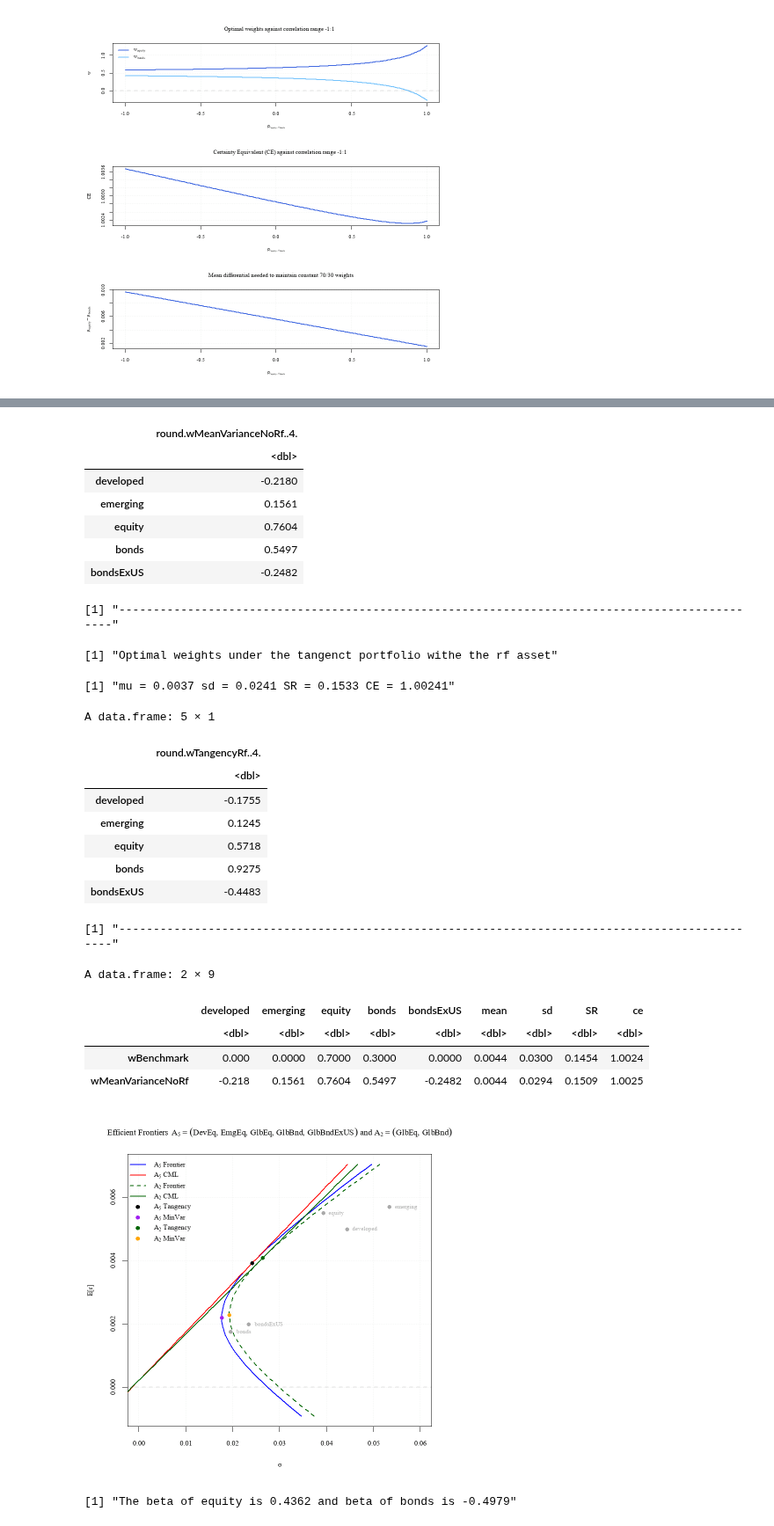
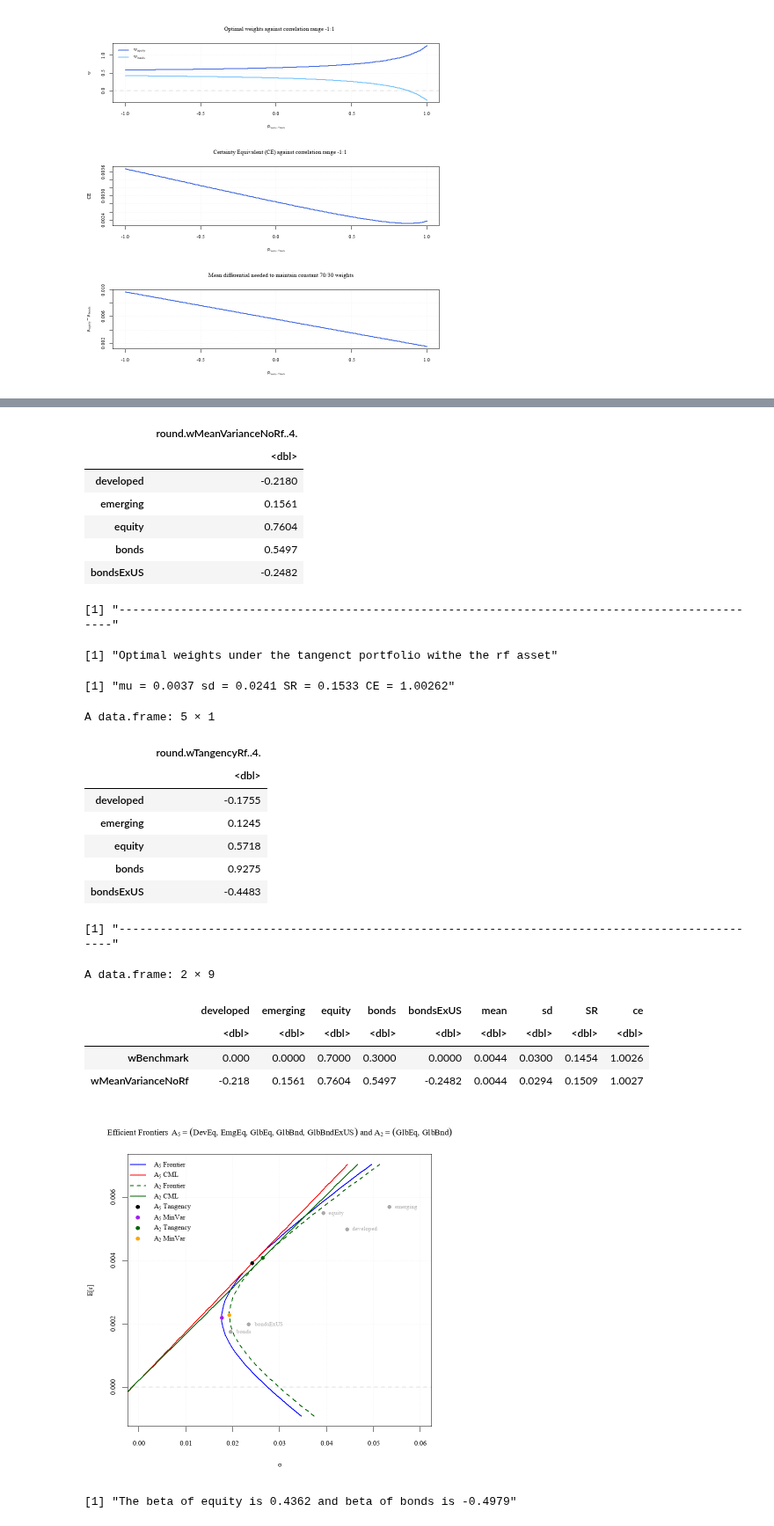
Before and after one commit to S2310053/GRA6560, a Jupyter notebook: main_code.ipynb, the cells around one changed output, grey strips where cells are left out. Shown at 88% size. Saved outputs shown, nothing was run; the diff lists cells and outputs as text; code cells hidden in the pictures.

```diff
--- a/main_code.ipynb
+++ b/main_code.ipynb
@@ -410,7 +436,7 @@ for (i in 1:length(cor)) {
     var[i] <- w1[i]^2 * var1 + 2*w1[i]*w2[i]*cov12 + w2[i]^2*var2
     sd[i]  <- sqrt(var[i])
 
-    ce[i]  <- 1 + mu[i] - 0.5 * gamma * sd[i]^2
+    ce[i]  <- mu[i] - 0.5 * gamma * sd[i]^2
 }
 
 # Plot weights
@@ -444,14 +470,14 @@ grid(col = adjustcolor("gray70", alpha.f = 0.2), lwd = 1)
 #  Mean differential needed to maintain constant 70/30 portfolio
 ##
 
-w1target     <- 0.70
+w1Target     <- 0.70
 mu1Minusmu2  <- rep(0, length(cor))
 
 for (i in 1:length(cor)) {
 
     cov12 <- cor[i] * sigma1 * sigma2
 
-    mu1Minusmu2[i] <- gamma * w1target * (var1 + var2 - 2*cov12) -
+    mu1Minusmu2[i] <- gamma * w1Target * (var1 + var2 - 2*cov12) -
                       (var2 - cov12)
 }
 
@@ -500,7 +526,9 @@ wMeanVariance           <- uncMeanVar_ra(mu, sigma, gamma)
 muMeanVariance          <- as.numeric(wMeanVariance %*% mu)
 sdMeanVariance          <- sqrt(as.numeric(wMeanVariance %*% sigma %*% wMeanVariance))
 sharpeRatioMeanVariance <- muMeanVariance / sdMeanVariance
-ceMeanVariance          <- 1 + muMeanVariance - 0.5 * gamma * sdMeanVariance^2
+ceMeanVarianceNet       <- mean(rRealRf) + muMeanVariance - 0.5 * gamma * sdMeanVariance^2
+ceMeanVariance          <- 1 + ceMeanVarianceNet
+
 
 paste("Optimal weights under mean variance ptf given a risk aversion and rf (excess returns)")
 paste("mu =", round(muMeanVariance, 4),
@@ -518,7 +546,7 @@ sdCrraHistorical          <- sqrt(as.numeric(wCrraHistorical %*% sigma %*% wCrra
 sharpeRatioCrraHistorical <- muCrraHistorical / sdCrraHistorical
 
 rExcessPortfolio          <- as.numeric(as.matrix(dataX) %*% wCrraHistorical)
-ceCrraHistorical          <- (mean((1+rExcessPortfolio)^(1-gamma)))^(1/(1-gamma))
+ceCrraHistorical          <- (mean((grossRf * (1 + rExcessPortfolio))^(1-gamma)))^(1/(1-gamma))
 
 paste("Optimal weights under CRRA utility and historical simulation")
 paste("mu =", round(muCrraHistorical, 4),
@@ -586,7 +614,8 @@ wMeanVarianceNoRf           <- uncMeanVar_ra(mu, sigma, gamma)
 muMeanVarianceNoRf          <- as.numeric(wMeanVarianceNoRf %*% mu)
 sdMeanVarianceNoRf          <- sqrt(as.numeric(wMeanVarianceNoRf %*% sigma %*% wMeanVarianceNoRf))
 sharpeRatioMeanVarianceNoRf <- (wMeanVarianceNoRf %*% mu) / (sqrt(wMeanVarianceNoRf %*% sigma %*% wMeanVarianceNoRf))
-ceMeanVarianceNoRf          <- 1 + muMeanVarianceNoRf - 0.5*gamma*sdMeanVarianceNoRf^2
+ceMeanVarianceNoRf          <- 1 + mean(rRealRf) + muMeanVarianceNoRf - 0.5*gamma*sdMeanVarianceNoRf^2
+
 
 paste("Optimal weights under MV portfolio without the rf asset")
 paste("mu =", round(muMeanVarianceNoRf, 4), "sd =", round(sdMeanVarianceNoRf, 4), "SR =", round(sharpeRatioMeanVarianceNoRf, 4), "CE =", round(ceMeanVarianceNoRf, 4))
@@ -601,7 +630,8 @@ wTangencyRf                 <- uncTangent(mu, sigma)
 muTangencyRf                <- as.numeric(wTangencyRf %*% mu)
 sdTangencyRf                <- sqrt(as.numeric(wTangencyRf %*% sigma %*% wTangencyRf))
 sharpeRatioTangencyRf       <- (wTangencyRf %*% mu) / (sqrt(wTangencyRf %*% sigma %*% wTangencyRf))
-ceTangencyRf                <- 1 + muTangencyRf - 0.5*gamma*sdTangencyRf^2
+ceTangencyRf                <- 1 + mean(rRealRf) + muTangencyRf - 0.5*gamma*sdTangencyRf^2
+
 
 paste("Optimal weights under the tangenct portfolio withe the rf asset")
 paste("mu =", round(muTangencyRf, 4), "sd =", round(sdTangencyRf, 4), "SR =", round(sharpeRatioTangencyRf, 4), "CE =", round(ceTangencyRf, 5))
@@ -729,8 +759,7 @@ sigma                <- cov(dataExcess)
 muBenchmark          <- as.numeric(wBenchmark %*% mu)
 sdBenchmark          <- sqrt(as.numeric(t(wBenchmark) %*% sigma %*% wBenchmark))
 sharpeRatioBenchmark <- muBenchmark / sdBenchmark
-ceBenchmark          <- 1 + muBenchmark - 0.5 * gamma * sdBenchmark^2
-
+ceBenchmark          <- 1 + mean(rRealRf) + muBenchmark - 0.5 * gamma * sdBenchmark^2
 
 t <- data.frame(rbind(wBenchmark, wMeanVarianceNoRf), mean = c(muBenchmark, muMeanVarianceNoRf),
                sd = c(sdBenchmark, sdMeanVarianceNoRf), SR = c(sharpeRatioBenchmark, sharpeRatioMeanVarianceNoRf),
@@ -743,28 +772,28 @@ round(t, 4)
 A data.frame: 5 × 1
 |  | round.wMeanVarianceNoRf..4. |
 |  | <dbl> |
 | developed | -0.2180 |
 | emerging | 0.1561 |
 | equity | 0.7604 |
 | bonds | 0.5497 |
 | bondsExUS | -0.2482 |
 [1] "-----------------------------------------------------------------------------------------------"
 [1] "Optimal weights under the tangenct portfolio withe the rf asset"
-[1] "mu = 0.0037 sd = 0.0241 SR = 0.1533 CE = 1.00241"
+[1] "mu = 0.0037 sd = 0.0241 SR = 0.1533 CE = 1.00262"
 A data.frame: 5 × 1
 |  | round.wTangencyRf..4. |
 |  | <dbl> |
 | developed | -0.1755 |
 | emerging | 0.1245 |
 | equity | 0.5718 |
 | bonds | 0.9275 |
 | bondsExUS | -0.4483 |
 [1] "-----------------------------------------------------------------------------------------------"
 A data.frame: 2 × 9
 |  | developed | emerging | equity | bonds | bondsExUS | mean | sd | SR | ce |
 |  | <dbl> | <dbl> | <dbl> | <dbl> | <dbl> | <dbl> | <dbl> | <dbl> | <dbl> |
-| wBenchmark | 0.000 | 0.0000 | 0.7000 | 0.3000 | 0.0000 | 0.0044 | 0.0300 | 0.1454 | 1.0024 |
-| wMeanVarianceNoRf | -0.218 | 0.1561 | 0.7604 | 0.5497 | -0.2482 | 0.0044 | 0.0294 | 0.1509 | 1.0025 |
+| wBenchmark | 0.000 | 0.0000 | 0.7000 | 0.3000 | 0.0000 | 0.0044 | 0.0300 | 0.1454 | 1.0026 |
+| wMeanVarianceNoRf | -0.218 | 0.1561 | 0.7604 | 0.5497 | -0.2482 | 0.0044 | 0.0294 | 0.1509 | 1.0027 |
 [figure]
 # %%
 ##
```
Also changed, not shown: parts of 6 cells of this notebook.
